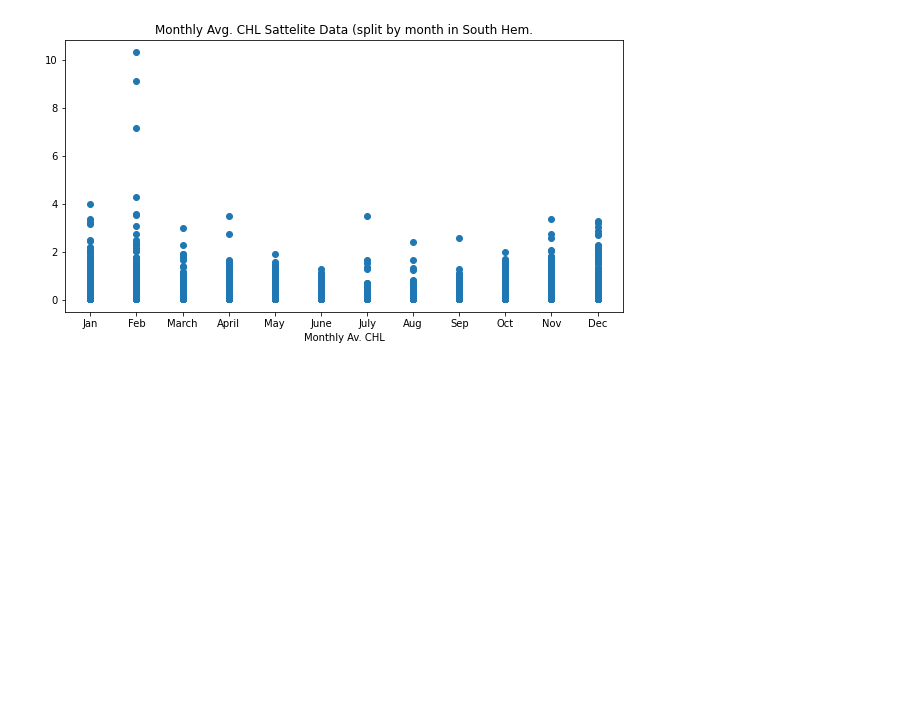
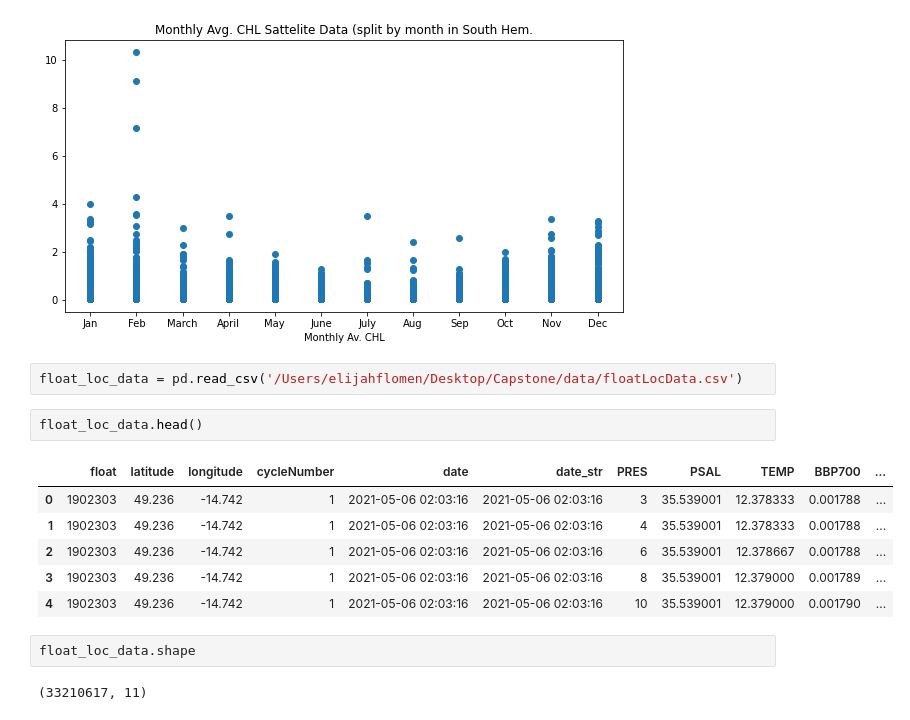
Before and after one commit to gnyirjesy/ocean-depth-characterization, a Jupyter notebook: EDA/elijah_EDA.ipynb, the cells around one changed output. Drawn from its saved outputs; the diff is of its cells as text; blank space fills up the shorter version.

```diff
--- a/EDA/elijah_EDA.ipynb
+++ b/EDA/elijah_EDA.ipynb
@@ -174,3 +174,18 @@ plt.xlabel("Monthly Av. CHL")
 plt.show()
 # %% [output]
 [figure]
+# %%
+float_loc_data = pd.read_csv('/Users/elijahflomen/Desktop/Capstone/data/floatLocData.csv')
+# %%
+float_loc_data.head()
+# %% [output]
+|  | float | latitude | longitude | cycleNumber | date | date_str | PRES | PSAL | TEMP | BBP700 | ... |
+| 0 | 1902303 | 49.236 | -14.742 | 1 | 2021-05-06 02:03:16 | 2021-05-06 02:03:16 | 3 | 35.539001 | 12.378333 | 0.001788 | ... |
+| 1 | 1902303 | 49.236 | -14.742 | 1 | 2021-05-06 02:03:16 | 2021-05-06 02:03:16 | 4 | 35.539001 | 12.378333 | 0.001788 | ... |
+| 2 | 1902303 | 49.236 | -14.742 | 1 | 2021-05-06 02:03:16 | 2021-05-06 02:03:16 | 6 | 35.539001 | 12.378667 | 0.001788 | ... |
+| 3 | 1902303 | 49.236 | -14.742 | 1 | 2021-05-06 02:03:16 | 2021-05-06 02:03:16 | 8 | 35.539001 | 12.379000 | 0.001789 | ... |
+| 4 | 1902303 | 49.236 | -14.742 | 1 | 2021-05-06 02:03:16 | 2021-05-06 02:03:16 | 10 | 35.539001 | 12.379000 | 0.001790 | ... |
+# %%
+float_loc_data.shape
+# %% [output]
+(33210617, 11)
```
Also changed, not shown: parts of 2 cells of this notebook.
